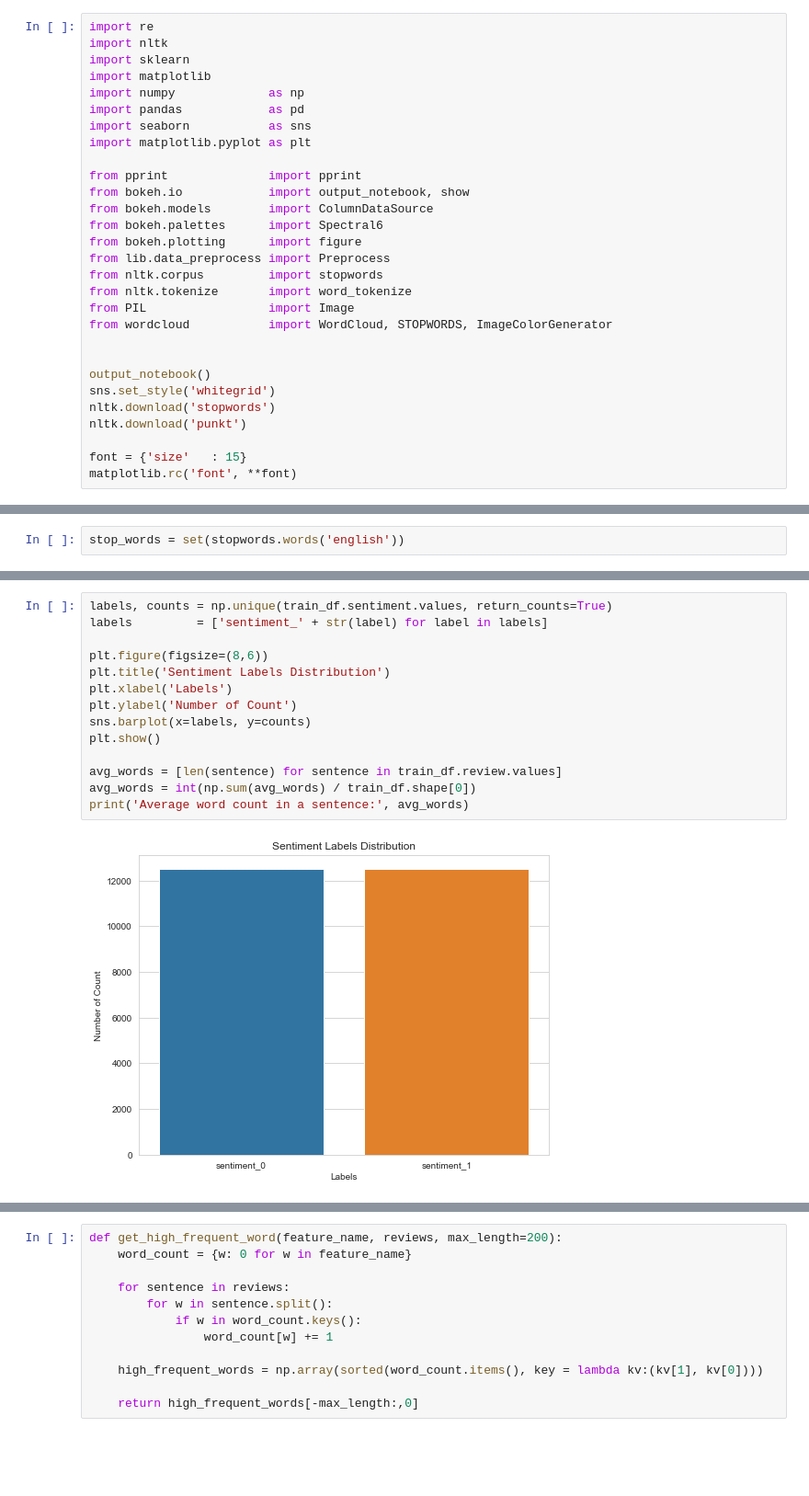
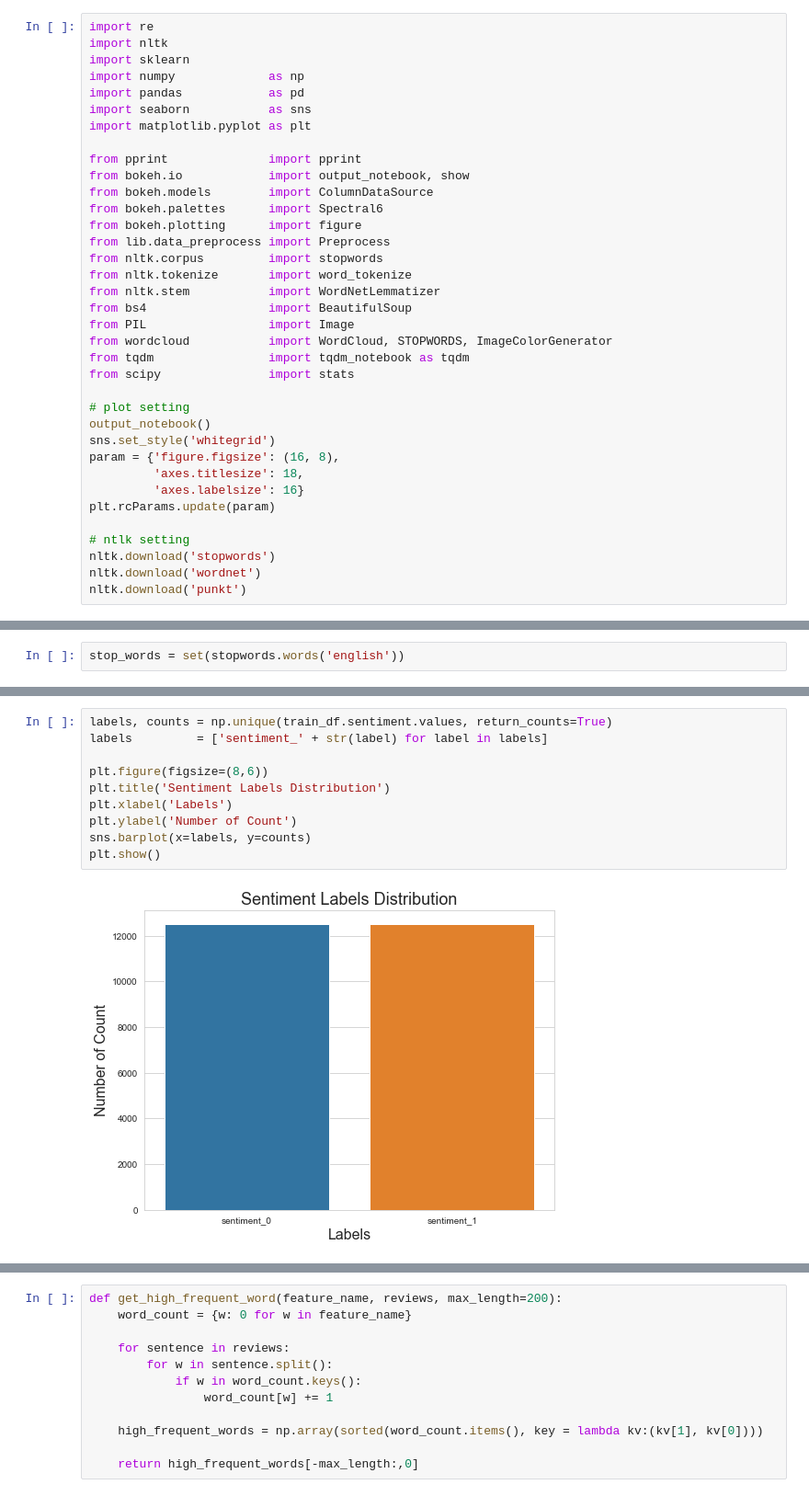
Before and after one commit to jacksenteh/Bag_Of_Popcorns, a Jupyter notebook: Train.ipynb, the cells around one changed output, grey strips where cells are left out. Shown: that part at 92% size. Cells and saved outputs as stored; diff of their text form; blank space fills up the shorter version.

```diff
--- a/Train.ipynb
+++ b/Train.ipynb
@@ -2,7 +2,6 @@
 import re
 import nltk
 import sklearn
-import matplotlib
 import numpy             as np
 import pandas            as pd
 import seaborn           as sns
@@ -16,17 +15,25 @@ from bokeh.plotting      import figure
 from lib.data_preprocess import Preprocess
 from nltk.corpus         import stopwords
 from nltk.tokenize       import word_tokenize
+from nltk.stem           import WordNetLemmatizer
+from bs4                 import BeautifulSoup
 from PIL                 import Image
 from wordcloud           import WordCloud, STOPWORDS, ImageColorGenerator
+from tqdm                import tqdm_notebook as tqdm
+from scipy               import stats
 
-
+# plot setting
 output_notebook()
 sns.set_style('whitegrid')
+param = {'figure.figsize': (16, 8),
+         'axes.titlesize': 18,
+         'axes.labelsize': 16}
+plt.rcParams.update(param)
+
+# ntlk setting
 nltk.download('stopwords')
+nltk.download('wordnet')
 nltk.download('punkt')
-
-font = {'size'   : 15}
-matplotlib.rc('font', **font)
 # %% [output]
 Loading BokehJS ...
 [interactive output not drawn]
@@ -117,16 +144,12 @@ good_review  = train_df.loc[train_df['sentiment'] == 1, 'review'].values.copy()
 # %%
 labels, counts = np.unique(train_df.sentiment.values, return_counts=True)
 labels         = ['sentiment_' + str(label) for label in labels]
 
 plt.figure(figsize=(8,6))
 plt.title('Sentiment Labels Distribution')
 plt.xlabel('Labels')
 plt.ylabel('Number of Count')
 sns.barplot(x=labels, y=counts)
 plt.show()
-
-avg_words = [len(sentence) for sentence in train_df.review.values]
-avg_words = int(np.sum(avg_words) / train_df.shape[0])
-print('Average word count in a sentence:', avg_words)
 # %% [output]
-[figure, old version]
+[figure, new version]
```
Also changed, not shown: parts of 9 cells of this notebook, 2 other files.
